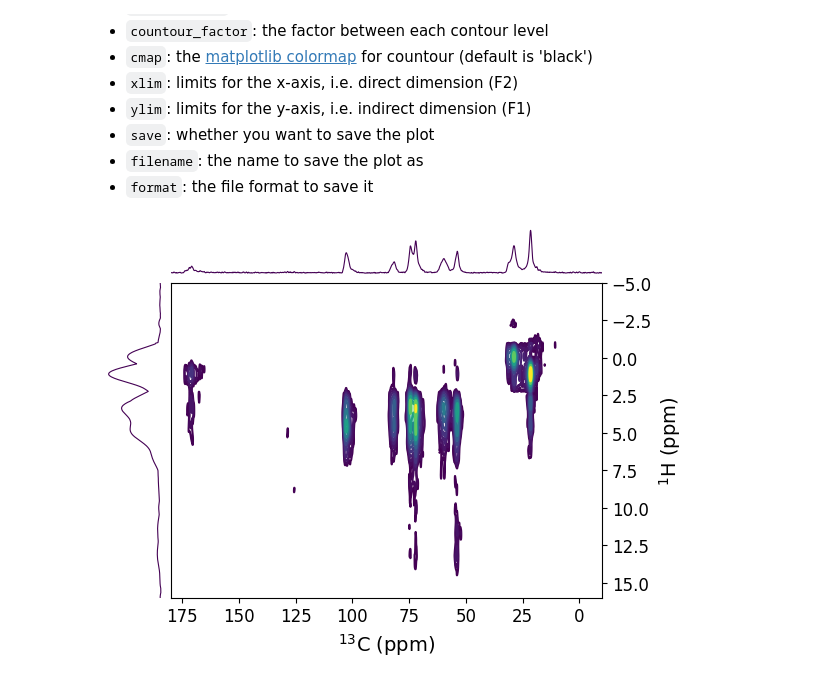
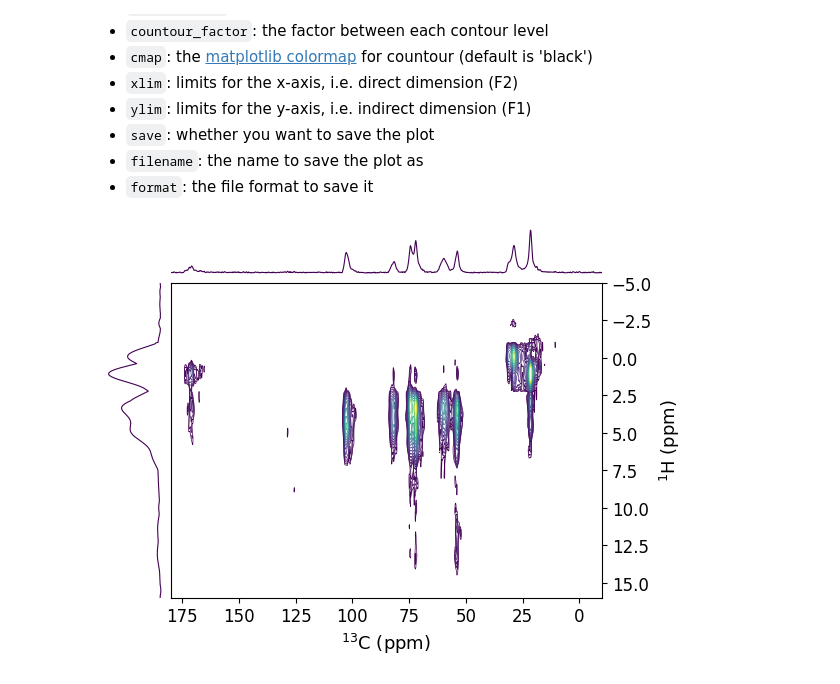
Before and after one commit to nuts-org/spinplots, a Jupyter notebook: docs/user_guide/easy_plots.ipynb, the cells around one changed output. Saved outputs shown, nothing was run; the diff lists cells and outputs as text; code cells hidden in the pictures.

```diff
--- a/docs/user_guide/easy_plots.ipynb
+++ b/docs/user_guide/easy_plots.ipynb
@@ -78,13 +78,13 @@ Lastly, the bruker2d function makes it super easy to plot 2D NMR spectra. You ju
 # %%
 bruker2d('../../data/2D/36/pdata/1',
         contour_start=5e5,
-        contour_num=11,
-        contour_factor=1.3,
+        contour_num=15,
+        contour_factor=1.2,
         cmap='viridis',
         xlim=(180, -10),
         ylim=(16, -5),
         save=True,
         filename='../../data/2D/2d_spectrum',
         format='png',)
 # %% [output]
-[figure, old version]
+[figure, new version]
```
Also changed, not shown: parts of 5 cells of this notebook, 37 other files.
